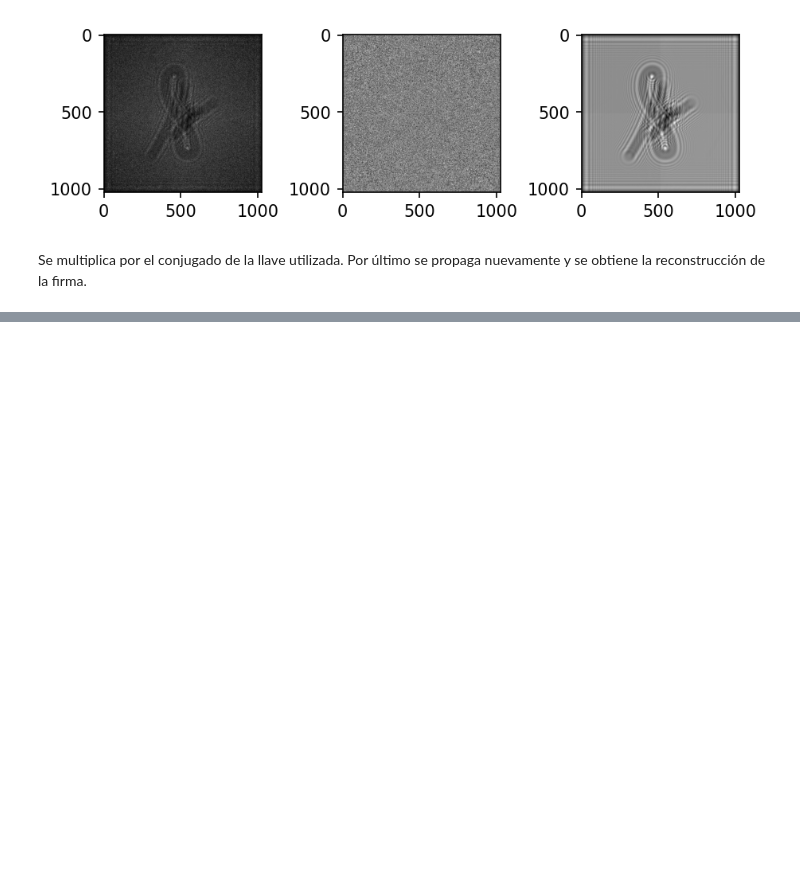
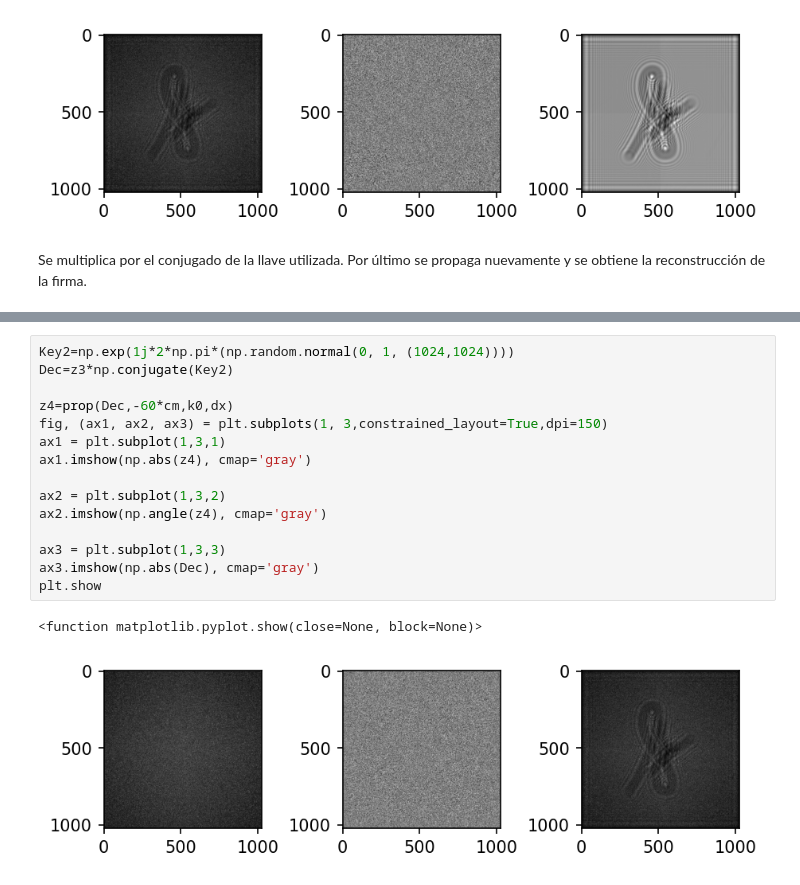
Before and after one commit to jcromeroru/Proyecto, a Jupyter notebook: Encript.ipynb, the cells around one changed output, grey strips where cells are left out. Drawn from its saved outputs; the diff is of its cells as text; blank space fills up the shorter version.

```diff
--- a/Encript.ipynb
+++ b/Encript.ipynb
@@ -165,0 +168,18 @@ plt.show
+# %%
+Key2=np.exp(1j*2*np.pi*(np.random.normal(0, 1, (1024,1024))))
+Dec=z3*np.conjugate(Key2)
+
+z4=prop(Dec,-60*cm,k0,dx)
+fig, (ax1, ax2, ax3) = plt.subplots(1, 3,constrained_layout=True,dpi=150)
+ax1 = plt.subplot(1,3,1)
+ax1.imshow(np.abs(z4), cmap='gray')
+
+ax2 = plt.subplot(1,3,2)
+ax2.imshow(np.angle(z4), cmap='gray')
+
+ax3 = plt.subplot(1,3,3)
+ax3.imshow(np.abs(Dec), cmap='gray')
+plt.show
+# %% [output]
+<function matplotlib.pyplot.show(close=None, block=None)>
+[figure, added]
```
Also changed, not shown: parts of 5 cells of this notebook.
